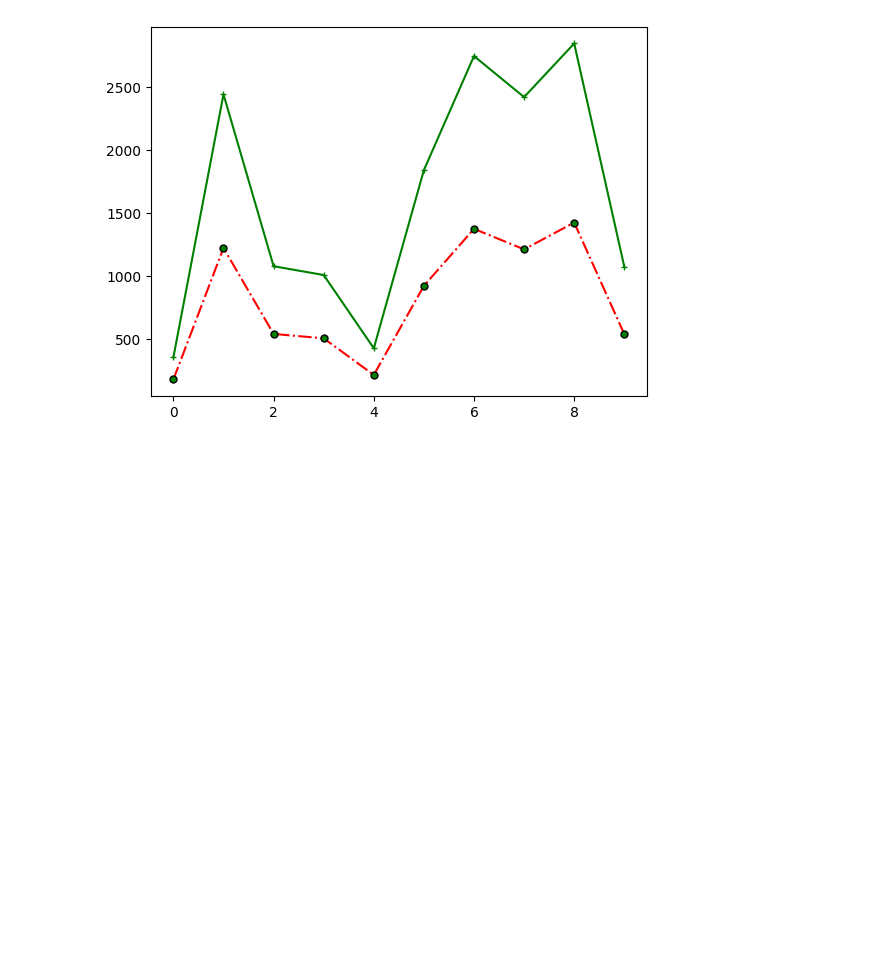
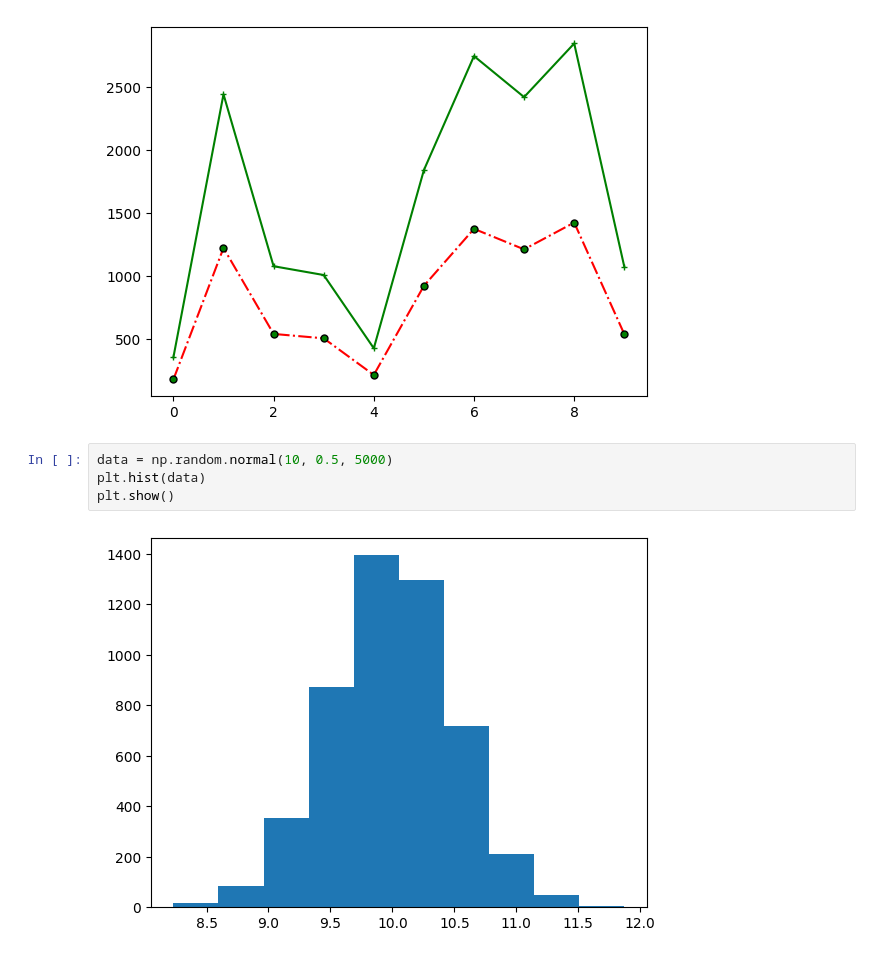
Before and after one commit to wesleyc00/analise-de-dados-pandas, a Jupyter notebook: Script_Py_Analise_Dados.ipynb, the cells around one changed output. Drawn from its saved outputs; the diff is of its cells as text; blank space fills up the shorter version.

```diff
--- a/Script_Py_Analise_Dados.ipynb
+++ b/Script_Py_Analise_Dados.ipynb
@@ -36,3 +36,9 @@ plt.plot(y, color = 'red', marker = 'o', ms = 5, mec = 'k', markerfacecolor = 'g
 # %% [output]
 [<matplotlib.lines.Line2D at 0x...>]
 [figure]
+# %%
+data = np.random.normal(10, 0.5, 5000)
+plt.hist(data)
+plt.show()
+# %% [output]
+[figure, added]
```
Also changed, not shown: parts of 3 cells of this notebook.
